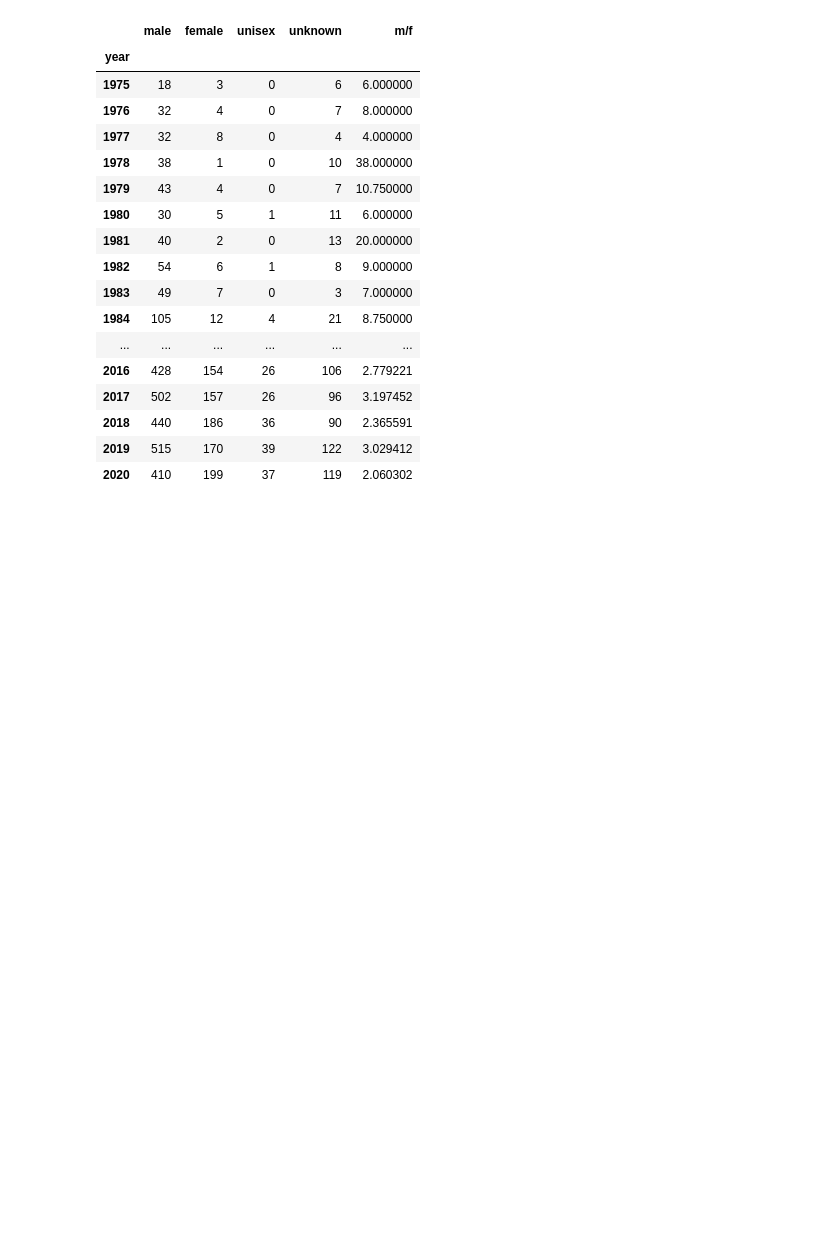
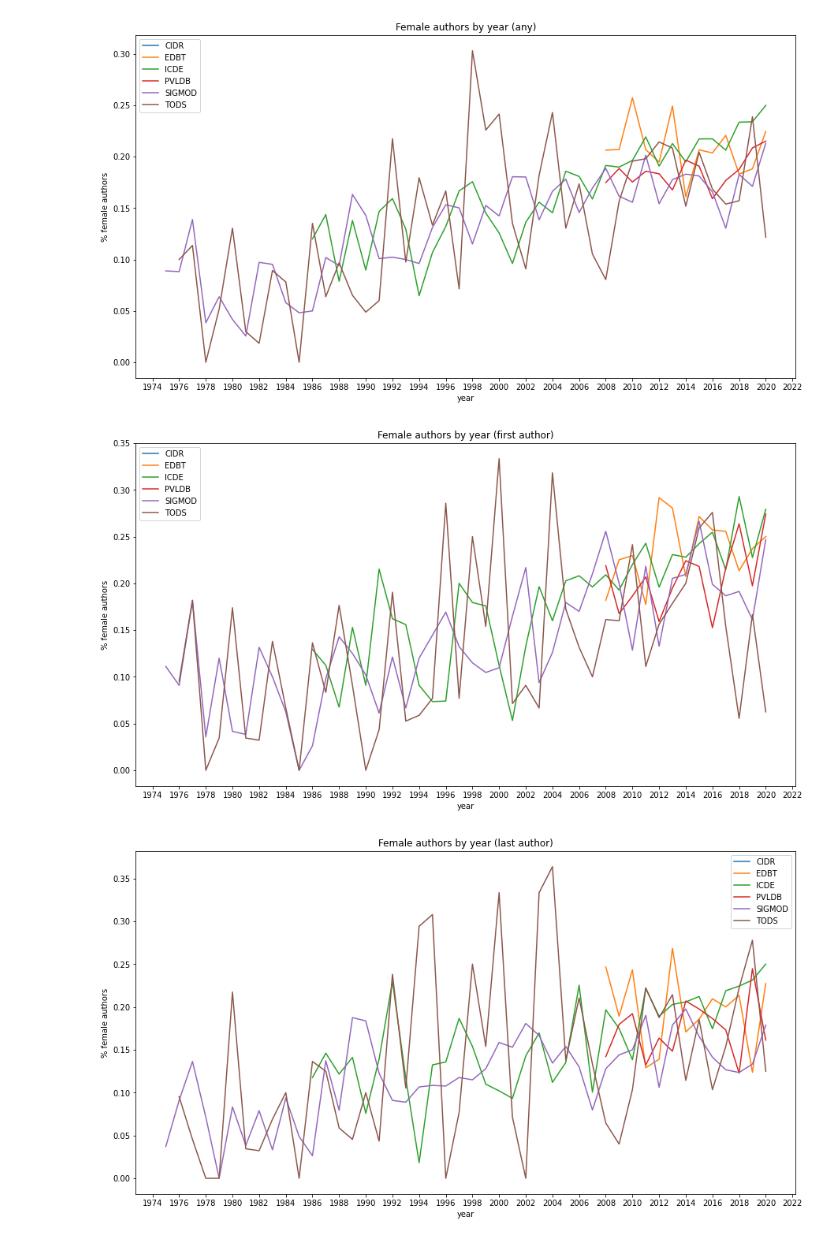
Before and after one commit to dataunitylab/paper-gender-analysis, a Jupyter notebook: cs-paper-gender-analysis.ipynb, the cells around one changed output. Saved outputs shown, nothing was run; the diff lists cells and outputs as text; code cells hidden in the pictures; blank space fills up the shorter version.

Commit message:
Add first set of plots

```diff
--- a/cs-paper-gender-analysis.ipynb
+++ b/cs-paper-gender-analysis.ipynb
@@ -10,4 +10,7 @@ sys.path.insert(0, path)
 import analyze_genders
 
 df = analyze_genders.dataframe()
-first_author = df['author_position'] == 0
+
+# Find the index of the last author of each paper and add to the original data frame
+last_author_index = df.groupby(['paper_id'], sort=False)['author_position'].max().to_frame()
+df = df.join(last_author_index, on='paper_id', rsuffix='_last')
@@ -29,25 +17,37 @@ by_conf
-# %%
-# Group by year and calculate the ratio of male to female authors
-by_year = df[first_author].drop(columns=['author_position', 'year']).groupby(df['year']).sum()
-by_year['m/f'] = by_year['male'] / by_year['female']
-
-by_year
-# %% [output]
-|  | male | female | unisex | unknown | m/f |
-| year |  |  |  |  |  |
-| 1975 | 18 | 3 | 0 | 6 | 6.000000 |
-| 1976 | 32 | 4 | 0 | 7 | 8.000000 |
-| 1977 | 32 | 8 | 0 | 4 | 4.000000 |
-| 1978 | 38 | 1 | 0 | 10 | 38.000000 |
-| 1979 | 43 | 4 | 0 | 7 | 10.750000 |
-| 1980 | 30 | 5 | 1 | 11 | 6.000000 |
-| 1981 | 40 | 2 | 0 | 13 | 20.000000 |
-| 1982 | 54 | 6 | 1 | 8 | 9.000000 |
-| 1983 | 49 | 7 | 0 | 3 | 7.000000 |
-| 1984 | 105 | 12 | 4 | 21 | 8.750000 |
-| ... | ... | ... | ... | ... | ... |
-| 2016 | 428 | 154 | 26 | 106 | 2.779221 |
-| 2017 | 502 | 157 | 26 | 96 | 3.197452 |
-| 2018 | 440 | 186 | 36 | 90 | 2.365591 |
-| 2019 | 515 | 170 | 39 | 122 | 3.029412 |
-| 2020 | 410 | 199 | 37 | 119 | 2.060302 |
+# %%
+# Get the subset of authors which are first and last on a paper
+first_authors = df[df['author_position'] == 0]
+last_authors = df[df['author_position'] == df['author_position_last']]
+# %%
+def gender_ratio(group):
+    """Calculate the fraction of papers in a group authored by females"""
+    males = len(group[group['male']])
+    unisex = len(group[group['unisex']])
+    unknown = len(group[group['unknown']])
+    females = len(group[group['female']])
+
+    return females / (females + males + unisex + unknown)
+
+# Get the fraction of papers with female authors by conference and year
+count_ratio = lambda df: df.groupby(['conf', 'year']).apply(gender_ratio).to_frame('ratio')
+
+all_ratio = count_ratio(df)
+first_ratio = count_ratio(first_authors)
+last_ratio = count_ratio(last_authors)
+# %%
+import matplotlib.pyplot as plt
+import matplotlib.ticker as ticker
+
+def plot_authors(df, plot_type):
+    fig = df.unstack(level=0).plot(figsize=(15,8), title='Female authors by year (%s)' % plot_type)
+    fig.xaxis.set_major_locator(ticker.MultipleLocator(2))
+    fig.set_ylabel('% female authors')
+    fig.legend([c.split(', ')[1].rstrip(')').upper() for c in fig.get_legend_handles_labels()[1]])
+
+plot_authors(all_ratio, 'any')
+plot_authors(first_ratio, 'first author')
+plot_authors(last_ratio, 'last author')
+# %% [output]
+[figure, added]
+[figure, added]
+[figure, added]
```
Also changed, not shown: parts of 1 cell of this notebook, 3 other files.
